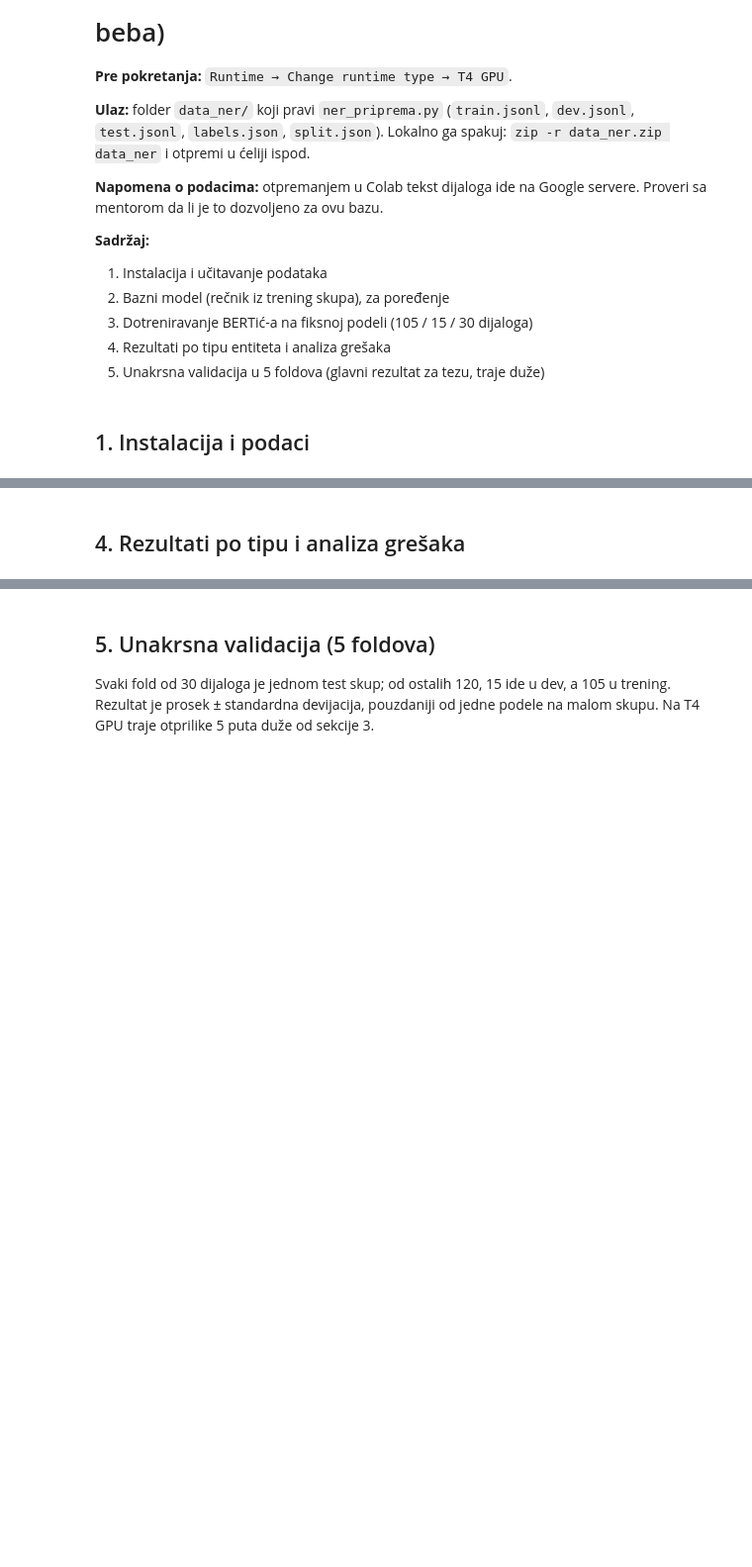
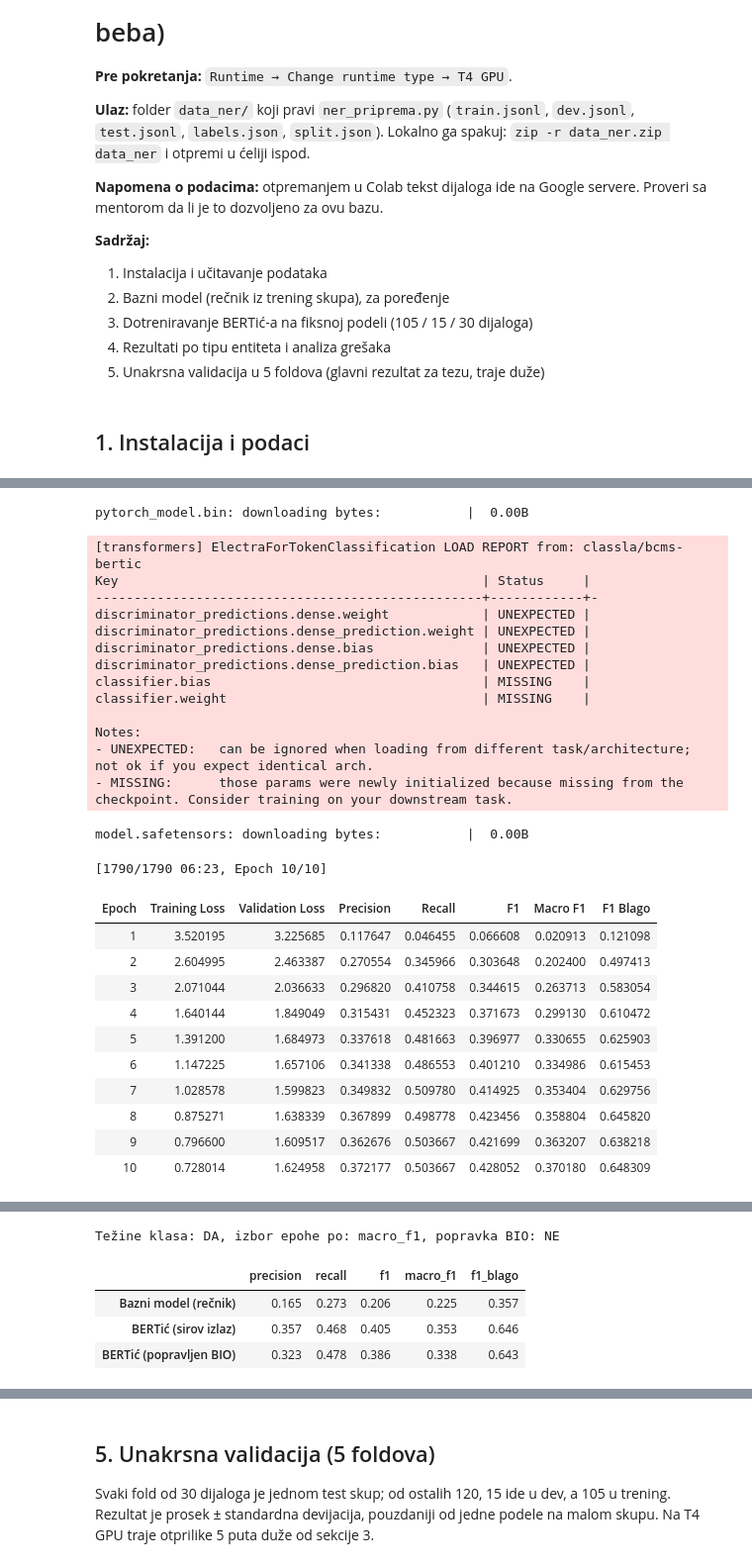
Before and after one commit to tijanicica/hello-baby-knowledge-graph, a Jupyter notebook: ner_bertic_colab.ipynb, the cells around one changed output, grey strips where cells are left out. Shown at 99% size. Saved outputs shown, nothing was run; the diff lists cells and outputs as text; code cells hidden in the pictures; blank space fills up the shorter version.

```diff
--- a/ner_bertic_colab.ipynb
+++ b/ner_bertic_colab.ipynb
@@ -205,2 +315,42 @@ print("BERTić:     ", {k: round(v, 3) for k, v in bertic.items()})
-# %% [markdown]
-## 4. Rezultati po tipu i analiza grešaka
+# %%
+trainer, gold, pred_raw = train_and_test(train_rows, dev_rows, test_rows, out_dir="bertic_ner")
+pred_fixed = [fix_bio(p) for p in pred_raw]
+pred = pred_fixed if FIX_BIO else pred_raw   # ovo koriste sve sledeće ćelije
+
+summary = pd.DataFrame({
+    "Bazni model (rečnik)": baseline,
+    "BERTić (sirov izlaz)": scores(gold, pred_raw),
+    "BERTić (popravljen BIO)": scores(gold, pred_fixed),
+}).T.round(3)
+bertic = scores(gold, pred)
+print(f"Težine klasa: {'DA' if USE_CLASS_WEIGHTS else 'NE'}, izbor epohe po: {BEST_METRIC}, "
+      f"popravka BIO: {'DA' if FIX_BIO else 'NE'}")
+summary
+# %% [output]
+pytorch_model.bin: downloading bytes:           |  0.00B
+[transformers] ElectraForTokenClassification LOAD REPORT from: classla/bcms-bertic
+Key                                               | Status     |
+--------------------------------------------------+------------+-
+discriminator_predictions.dense.weight            | UNEXPECTED |
+discriminator_predictions.dense_prediction.weight | UNEXPECTED |
+discriminator_predictions.dense.bias              | UNEXPECTED |
+discriminator_predictions.dense_prediction.bias   | UNEXPECTED |
+classifier.bias                                   | MISSING    |
+classifier.weight                                 | MISSING    |
+
+Notes:
+- UNEXPECTED:   can be ignored when loading from different task/architecture; not ok if you expect identical arch.
+- MISSING:      those params were newly initialized because missing from the checkpoint. Consider training on your downstream task.
+model.safetensors: downloading bytes:           |  0.00B
+[1790/1790 06:23, Epoch 10/10]
+| Epoch | Training Loss | Validation Loss | Precision | Recall | F1 | Macro F1 | F1 Blago |
+| 1 | 3.520195 | 3.225685 | 0.117647 | 0.046455 | 0.066608 | 0.020913 | 0.121098 |
+| 2 | 2.604995 | 2.463387 | 0.270554 | 0.345966 | 0.303648 | 0.202400 | 0.497413 |
+| 3 | 2.071044 | 2.036633 | 0.296820 | 0.410758 | 0.344615 | 0.263713 | 0.583054 |
+| 4 | 1.640144 | 1.849049 | 0.315431 | 0.452323 | 0.371673 | 0.299130 | 0.610472 |
+| 5 | 1.391200 | 1.684973 | 0.337618 | 0.481663 | 0.396977 | 0.330655 | 0.625903 |
+| 6 | 1.147225 | 1.657106 | 0.341338 | 0.486553 | 0.401210 | 0.334986 | 0.615453 |
+| 7 | 1.028578 | 1.599823 | 0.349832 | 0.509780 | 0.414925 | 0.353404 | 0.629756 |
+| 8 | 0.875271 | 1.638339 | 0.367899 | 0.498778 | 0.423456 | 0.358804 | 0.645820 |
+| 9 | 0.796600 | 1.609517 | 0.362676 | 0.503667 | 0.421699 | 0.363207 | 0.638218 |
+| 10 | 0.728014 | 1.624958 | 0.372177 | 0.503667 | 0.428052 | 0.370180 | 0.648309 |
@@ -206,0 +358,5 @@ print("BERTić:     ", {k: round(v, 3) for k, v in bertic.items()})
+Težine klasa: DA, izbor epohe po: macro_f1, popravka BIO: NE
+|  | precision | recall | f1 | macro_f1 | f1_blago |
+| Bazni model (rečnik) | 0.165 | 0.273 | 0.206 | 0.225 | 0.357 |
+| BERTić (sirov izlaz) | 0.357 | 0.468 | 0.405 | 0.353 | 0.646 |
+| BERTić (popravljen BIO) | 0.323 | 0.478 | 0.386 | 0.338 | 0.643 |
```
Also changed, not shown: parts of 21 cells of this notebook.
